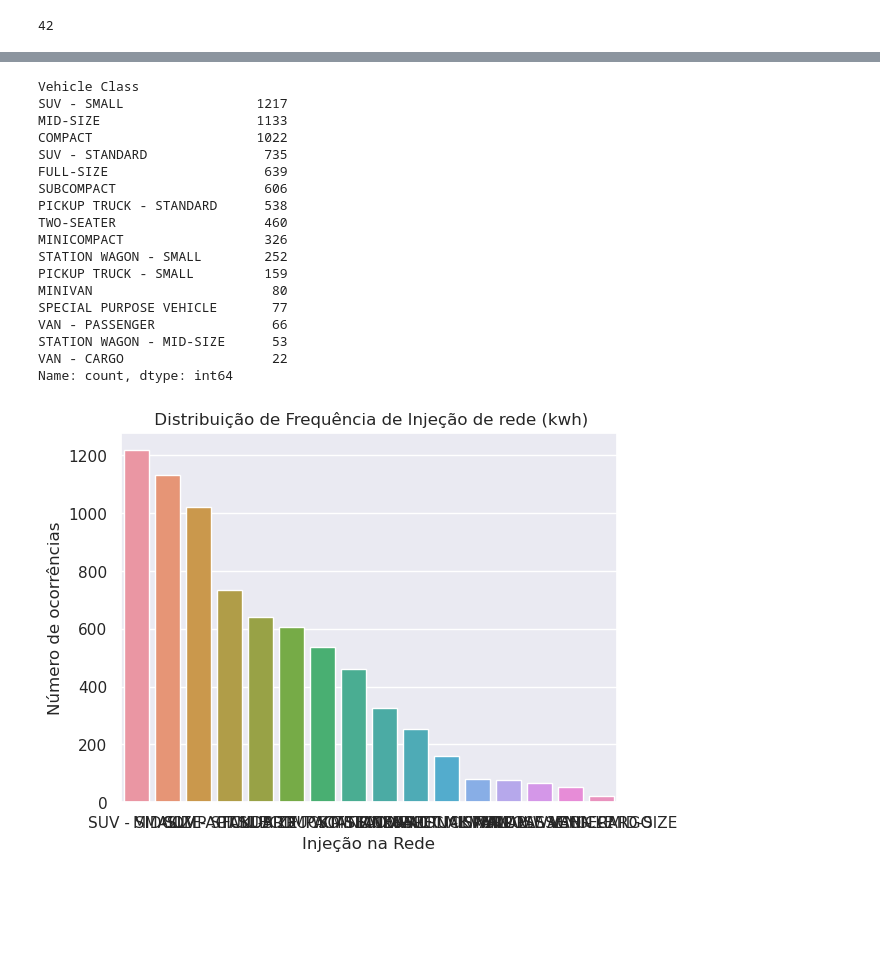
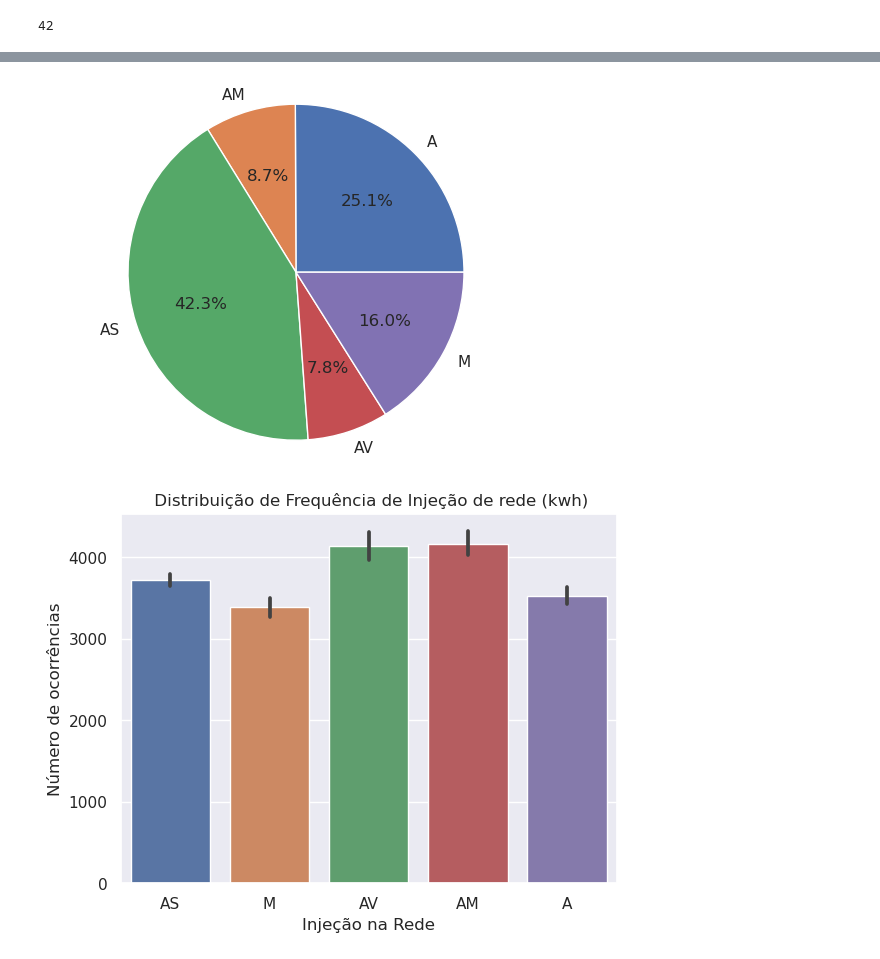
Before and after one commit to ritavaz02/daa, a Jupyter notebook: dataset_grupo/daa.ipynb, the cells around one changed output, grey strips where cells are left out. Drawn from its saved outputs; the diff is of its cells as text; code cells hidden in the pictures; blank space fills up the shorter version.

```diff
--- a/dataset_grupo/daa.ipynb
+++ b/dataset_grupo/daa.ipynb
@@ -122,3 +122,6 @@ sns.heatmap(emissions.corr(numeric_only=True))
+# %%
+emissions.drop('Fuel Consumption Comb (L/100 km)', axis=1, inplace=True)
+emissions.drop('Fuel Consumption Hwy (L/100 km)', axis=1, inplace=True)
 # %%
 emissions.nunique()
 # %% [output]
@@ -217,0 +171,13 @@ emissions['Vehicle Class'].value_counts().count()
+# %%
+def check_model(model):
+    models_available = ["4WD", "4X4", "AWD", "FFV", "SWB", "LWB", "EWB"]
+    opts=model.split(' ')
+    for opt in opts:
+        if opt in models_available:
+            if opt=='4WD' or opt=='4X4':
+                return '4WD'
+            return opt
+    return 'Unknown'
+
+emissions['Model'] = emissions['Model'].apply(lambda x: check_model(x))
+emissions['Model'].value_counts()
@@ -217,0 +194,6 @@ emissions['Vehicle Class'].value_counts().count()
+# %%
+nums = "0123456789"
+emissions['Gear_Amount'] = emissions['Transmission'].str.extract(r'([0-9]+)')
+emissions['Gear_Amount'] = emissions['Gear_Amount'].apply(lambda x: int(x) if x is not np.nan else 0)
+emissions['Transmission'] = emissions['Transmission'].str.extract(r'([A-Z]+)')
+emissions.head()
@@ -218,29 +207,25 @@ emissions['Vehicle Class'].value_counts().count()
+# %%
+emissions.drop('Vehicle Class', axis=1, inplace=True)
+emissions.drop('Make', axis=1, inplace=True)
+# %%
+# transmission type is letters + one number, so take out the number
+transmission_count = emissions['Transmission']
+labels = transmission_count.astype('category').cat.categories.tolist()
+counts = transmission_count.value_counts()
+sizes = [counts[var_cat] for var_cat in labels]
+fig1, ax1 = plt.subplots()
+ax1.pie(sizes, labels=labels, autopct='%1.1f%%')
+ax1.axis('equal')
+plt.show()
+# %% [output]
+[figure, added]
 # %%
-vehicle_class_count = emissions['Vehicle Class'].value_counts()
-print(vehicle_class_count)
+transmission_count = emissions['Transmission']
 sns.set(style="darkgrid")
-sns.barplot(x=vehicle_class_count.index, y=vehicle_class_count.values)
+sns.barplot(x=transmission_count.values, y=transmission_count.index)
 plt.title(' Distribuição de Frequência de Injeção de rede (kwh)')
 plt.ylabel('Número de ocorrências', fontsize=12)
 plt.xlabel('Injeção na Rede', fontsize=12)
 plt.show()
 # %% [output]
-Vehicle Class
-SUV - SMALL                 1217
-MID-SIZE                    1133
-COMPACT                     1022
-SUV - STANDARD               735
-FULL-SIZE                    639
-SUBCOMPACT                   606
-PICKUP TRUCK - STANDARD      538
-TWO-SEATER                   460
-MINICOMPACT                  326
-STATION WAGON - SMALL        252
-PICKUP TRUCK - SMALL         159
-MINIVAN                       80
-SPECIAL PURPOSE VEHICLE       77
-VAN - PASSENGER               66
-STATION WAGON - MID-SIZE      53
-VAN - CARGO                   22
-Name: count, dtype: int64
-[figure, old version]
+[figure, new version]
```
Also changed, not shown: parts of 36 cells of this notebook.
